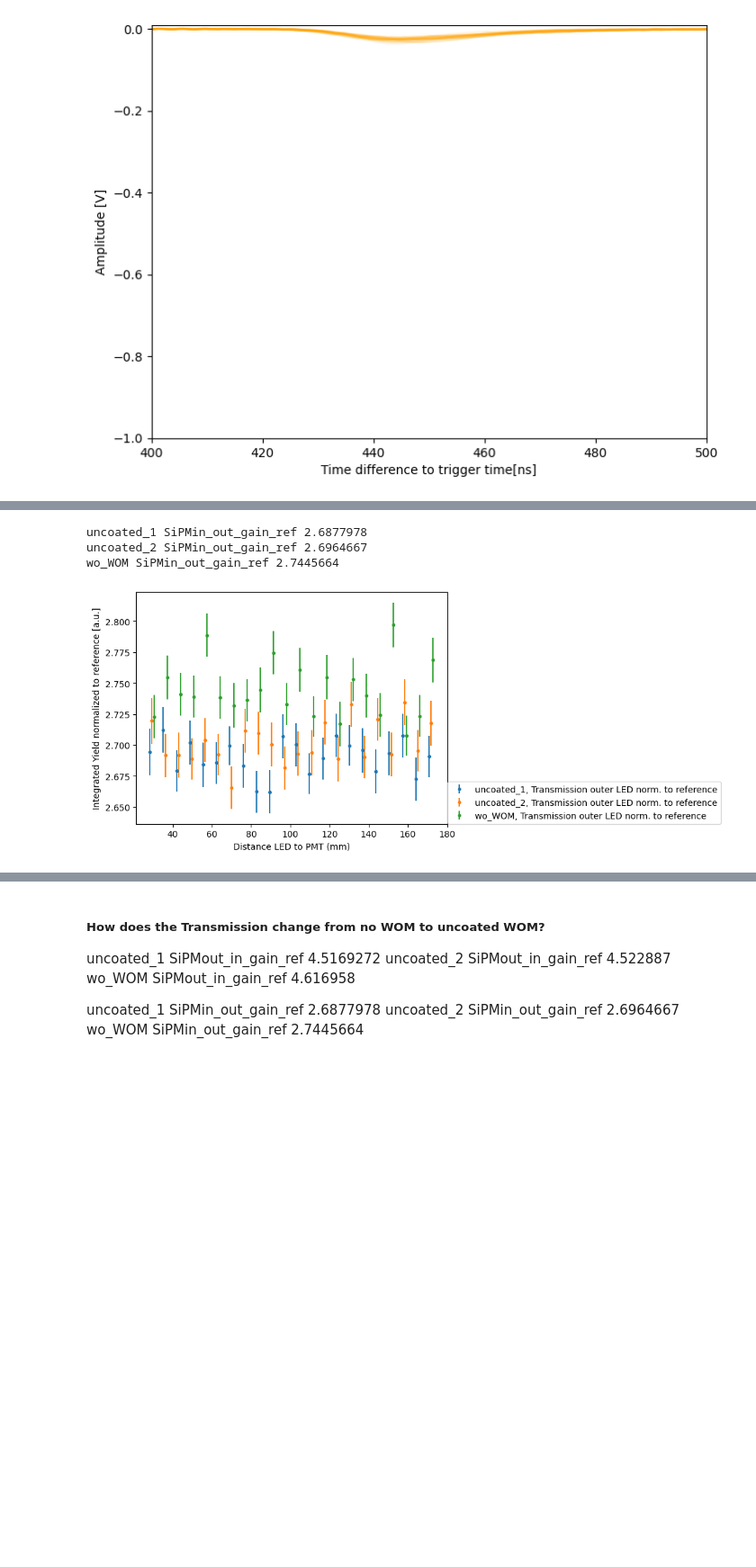
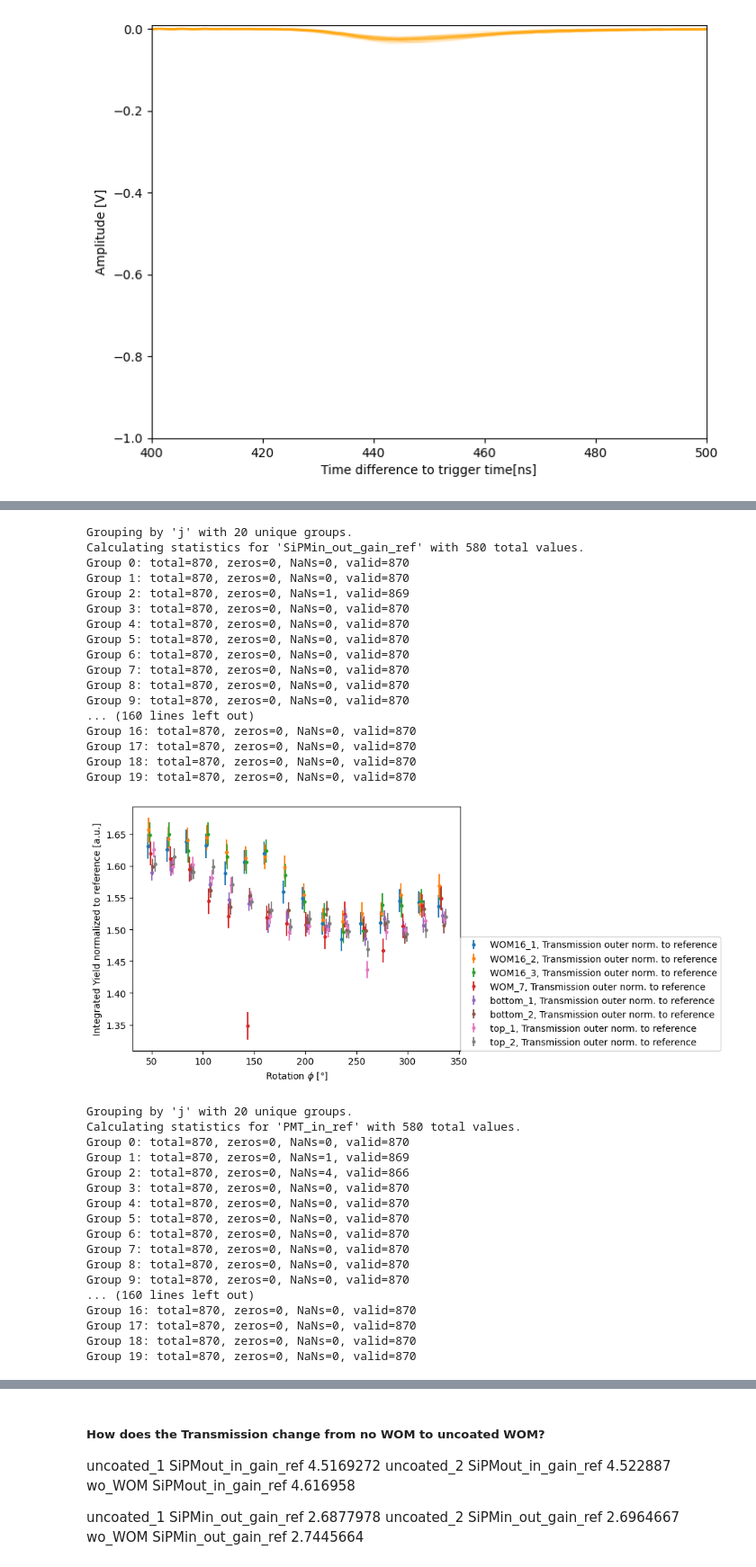
Before and after one commit to idawoestheinrich/wom_quality_control, a Jupyter notebook: code/analysis_ida.ipynb, the cells around one changed output, grey strips where cells are left out. Shown at 90% size. Saved outputs shown, nothing was run; the diff lists cells and outputs as text; code cells hidden in the pictures; blank space fills up the shorter version.

Commit message:
Corrected group_mean_std

```diff
--- a/code/analysis_ida.ipynb
+++ b/code/analysis_ida.ipynb
@@ -88,17 +457,10 @@ plt.xlim(400,500)
 # %%
-WOM16_1 = WOMqc.load("20261102_testbeam_WOM_16")
-WOM16_2 = WOMqc.load("20261103_testbeam_WOM_16")
-WOM16_3 = WOMqc.load("20261105_testbeam_WOM_16")#Lower LED intensity
-
 bottom_1 = WOMqc.load("20261104_testbeam_CellA_bottom_3mm")
 bottom_2 = WOMqc.load("20261104_testbeam_CellA_bottom_3mm_2")
 
 top_1 = WOMqc.load("20261105_testbeam_CellA_top_3mm")
+top_2 = WOMqc.load("20261105_testbeam_CellA_top_3mm_2")
 
-uncoated = WOMqc.load("20261103_uncoated_WOM") #The SiPMs were saturated
-uncoated_1 = WOMqc.load("20261104_uncoated_WOM")
-uncoated_2 = WOMqc.load("20261104_uncoated_WOM_2")
-
-wo_WOM = WOMqc.load("20261104_wo_WOM_with_ring")
+WOM_7 = WOMqc.load("20261110_testbeam_WOM_7")#WOMqc.load("20261102_testbeam_WOM_16")
 # %% [output]
 Baseline data not found. Generating...
@@ -183,10 +495,0 @@ Index(['j', 'i', 'time', 'temp_in', 'temp_out', 'PMT_ratio_in',
-# %%
-PM = ["PMT_ratio_in"]
-
-fig, ax = plt.subplots(figsize=(7, 5), facecolor='white')
-for pm in PM:
-    ax.plot(np.array(WOM16_1.integrated_data["time"]), np.array(WOM16_1.integrated_data[pm]).flatten(), label = pm)
-ax.set_xlabel("Time")
-ax.set_ylabel("Integral [Vxs]")
-plt.legend()
-ax.xaxis.set_major_locator(plt.MaxNLocator(nbins=8))
@@ -195,11 +506,11 @@ ax.xaxis.set_major_locator(plt.MaxNLocator(nbins=8))
 # %%
 #QC = [qc11_wo1, qc11_wo2, qc11_wo3]#[qc11, qc11_2, qc11_3, qc11_wo, qc6, qc16, qc16_2, qc7, qc7_2, qc7_3]#,qc0, qc90, qc180, qc270]# qcthin]#, qc1, qc2, qc3] qc11, qc11_2, WOM 11", "WOM 11 2",
-QC = [uncoated_1, uncoated_2, wo_WOM]#WOM16_1, WOM16_2, WOM16_3, bottom_1, bottom_2, top_1]#, #, qc0, qc90, qc180, qc270]# qcthin]#, qc1, qc2, qc3] qc11, qc11_2, WOM 11", "WOM 11 2",
-labels = ["uncoated_1", "uncoated_2", "wo_WOM"]#"WOM16_1", "WOM16_2", "WOM16_3", "bottom_1", "bottom_2", "top_1"]##["WOM11 without optical coupling","WOM11 without optical coupling 2", "WOM11 without optical coupling 3"]#["WOM 11 0degrees", "WOM 11 90degrees", "WOM 11 180degrees","WOM 11 270degrees"]#["WOM11", "WOM11 2", "WOM11 3", "WOM11 wo optical coupling", "WOM 6", "WOM 16","WOM 16 2", "WOM 7" ,"WOM 7 2","WOM 7 3", "WOM thin coating", "Bleached WOM 1", "Bleached WOM 2", "Bleached WOM 3"]
-#PM_ref = ["PMT_in_ref", "SiPMout_in_gain_ref", "SiPMin_in_gain", "PMT_out_ref", "SiPMin_out_gain_ref", "SiPMout_out_gain"]
-PM_ref = ["SiPMout_in_gain_ref", "SiPMin_out_gain_ref"]#["PMT_in_ref", "PMT_out_ref"]#["SiPMin_in_gain", "SiPMout_out_gain"]#, "SiPMout_in_gain", "SiPMin_in_gain", "PMT_out", "SiPMin_out_gain", "SiPMout_out_gain"]#[
-#YLABELS = ["PMT inner LED norm. to reference", "Transmission inner LED norm. to reference", "PMT outer LED norm. to reference", "SiPM outer LED norm. to reference"]
-YLABELS = ["Transmission inner LED norm. to reference", "Transmission outer LED norm. to reference"]#["PMT inner LED norm. to reference", "PMT outer LED norm. to reference"]#["PMT inner LED", "PMT outer LED"]#["Reference inner LED", "Reference outer LED"]#["PMT inner LED norm. to reference", "PMT outer LED norm. to reference"]##, "Transmission inner LED", "Reference inner LED", "PMT outer LED", "Transmission outer LED", "Reference outer LED"]
+QC = [WOM16_1, WOM16_2, WOM16_3, WOM_7, bottom_1, bottom_2, top_1, top_2]#, #, qc0, qc90, qc180, qc270]# qcthin]#, qc1, qc2, qc3] qc11, qc11_2, WOM 11", "WOM 11 2",
+labels = ["WOM16_1", "WOM16_2", "WOM16_3", "WOM_7", "bottom_1", "bottom_2", "top_1", "top_2"]##["WOM11 without optical coupling","WOM11 without optical coupling 2", "WOM11 without optical coupling 3"]#["WOM 11 0degrees", "WOM 11 90degrees", "WOM 11 180degrees","WOM 11 270degrees"]#["WOM11", "WOM11 2", "WOM１ 3", "WOM１ wo optical coupling", "WOM 6", "WOM １6","WOM １6 2", "WOM 7" ,"WOM 7 2","WOM 7 3", "WOM thin coating", "Bleached WOM １", "Bleached WOM ２", "Bleached WOM ３"]
+#PM_ref = ["PMT_in_ref", "SiPMout_in_gain_ref", "PMT_out_ref", "SiPMin_out_gain_ref"]
+PM_ref = ["SiPMout_in_gain_ref", "SiPMin_out_gain_ref" , "PMT_in_ref", "PMT_out_ref"]# "SiPMin_in_gain", "SiPMout_out_gain"]#["PMT_in_ref", "PMT_out_ref"]#["SiPMin_in_gain", "SiPMout_out_gain"]#, "SiPMout_in_gain", "SiPMin_in_gain", "PMT_out", "SiPMin_out_gain", "SiPMout_out_gain"]#[
+#YLABELS = ["PMT inner LED norm. to reference", "Transmission inner LED norm. to reference", "PMT outer LED norm. to reference", "Transmission outer LED norm. to reference"]
+YLABELS = ["Transmission inner LED norm. to reference", "Transmission outer norm. to reference", "PMT inner LED norm. to reference", "PMT outer LED norm. to reference"]#["PMT inner LED norm. to reference", "PMT outer LED norm. to reference"]#["PMT inner LED", "PMT outer LED"]#["Reference inner LED", "Reference outer LED"]#["PMT inner LED norm. to reference", "PMT outer LED norm. to reference"]##, "Transmission inner LED", "Reference inner LED", "PMT outer LED", "Transmission outer LED", "Reference outer LED"]
 #colors = ["green", "red", "blue", "orange"]  #"darkgreen", "green", "pink",darkblue", "orange", "darkorange", "brown"]
 #marks = [".", "v", "*", ".", ".", ".", "v", ".", "v", "*"]
 
@@ -207,15 +518,15 @@ factor = 0.6246630788485392
 
 a = 0
 
-group_col="i"
-u, o = 4, -3#None, None#1, -1#None#3, -2#
+group_col="j" # Choose i for distance to PMT and j for rotation angle phi
+u, o = 2,-2#None, None#1, -1#None#3, -2#4, -3#
 for ylabel, pm in zip(YLABELS, PM_ref):
     for qc in QC:
         x, groups, mean, std, err = qc.grouped_mean_std(
             value_col=pm,
             group_col=group_col,
         )
-        print(labels[QC.index(qc)], pm, np.mean(mean))
+        #print(labels[QC.index(qc)], pm, mean)
         #if "_out" in pm:
         #    mean = np.array(mean)/factor
         #    err = np.array(err)/factor
@@ -244,4 +569,35 @@ wo_WOM SiPMout_in_gain_ref 4.616958
-uncoated_1 SiPMin_out_gain_ref 2.6877978
-uncoated_2 SiPMin_out_gain_ref 2.6964667
-wo_WOM SiPMin_out_gain_ref 2.7445664
+Grouping by 'j' with 20 unique groups.
+Calculating statistics for 'SiPMin_out_gain_ref' with 580 total values.
+Group 0: total=870, zeros=0, NaNs=0, valid=870
+Group 1: total=870, zeros=0, NaNs=0, valid=870
+Group 2: total=870, zeros=0, NaNs=1, valid=869
+Group 3: total=870, zeros=0, NaNs=0, valid=870
+Group 4: total=870, zeros=0, NaNs=0, valid=870
+Group 5: total=870, zeros=0, NaNs=0, valid=870
+Group 6: total=870, zeros=0, NaNs=0, valid=870
+Group 7: total=870, zeros=0, NaNs=0, valid=870
+Group 8: total=870, zeros=0, NaNs=0, valid=870
+Group 9: total=870, zeros=0, NaNs=0, valid=870
+... (160 lines left out)
+Group 16: total=870, zeros=0, NaNs=0, valid=870
+Group 17: total=870, zeros=0, NaNs=0, valid=870
+Group 18: total=870, zeros=0, NaNs=0, valid=870
+Group 19: total=870, zeros=0, NaNs=0, valid=870
-[figure, old version]
+[figure, new version]
+Grouping by 'j' with 20 unique groups.
+Calculating statistics for 'PMT_in_ref' with 580 total values.
+Group 0: total=870, zeros=0, NaNs=0, valid=870
+Group 1: total=870, zeros=0, NaNs=1, valid=869
+Group 2: total=870, zeros=0, NaNs=4, valid=866
+Group 3: total=870, zeros=0, NaNs=0, valid=870
+Group 4: total=870, zeros=0, NaNs=0, valid=870
+Group 5: total=870, zeros=0, NaNs=0, valid=870
+Group 6: total=870, zeros=0, NaNs=0, valid=870
+Group 7: total=870, zeros=0, NaNs=0, valid=870
+Group 8: total=870, zeros=0, NaNs=0, valid=870
+Group 9: total=870, zeros=0, NaNs=0, valid=870
+... (160 lines left out)
+Group 16: total=870, zeros=0, NaNs=0, valid=870
+Group 17: total=870, zeros=0, NaNs=0, valid=870
+Group 18: total=870, zeros=0, NaNs=0, valid=870
+Group 19: total=870, zeros=0, NaNs=0, valid=870
```
Also changed, not shown: parts of 45 cells of this notebook, 1 other file.
